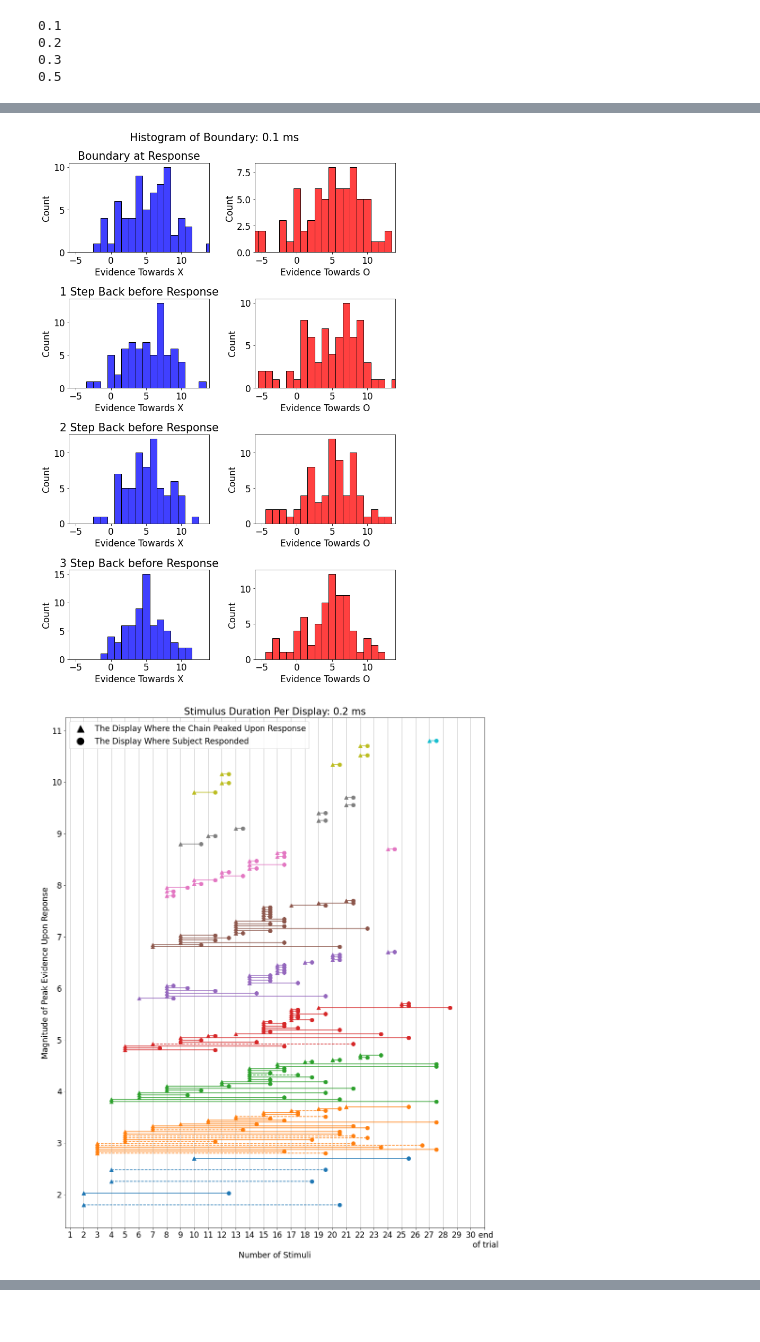
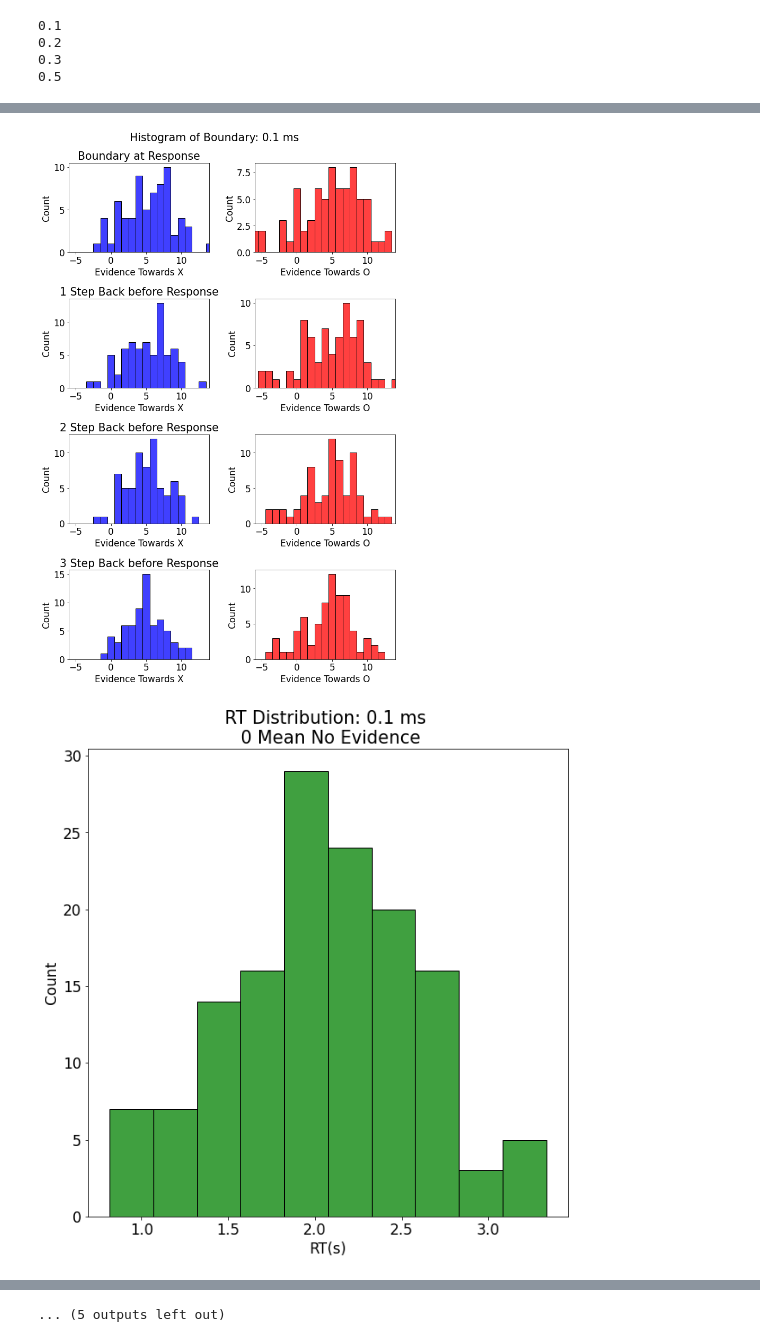
Before and after one commit to jennyqsun/evidence_chain, a Jupyter notebook: pilot_plots.ipynb, the cells around one changed output, grey strips where cells are left out. Cells and saved outputs as stored; diff of their text form; code cells hidden in the pictures.

```diff
--- a/pilot_plots.ipynb
+++ b/pilot_plots.ipynb
@@ -217,6 +217,13 @@ def plot_hist(d,dur,step):
 
     fig.suptitle('Histogram of Boundary: %s ms'%dur)
     fig.tight_layout()
+# %%
+def plot_rt(d,dur):
+    fig,ax = plt.subplots(1, figsize=(10,10))
+    rt = d['rt_']
+    sns.histplot(rt, ax = ax,color = 'green')
+    ax.set_xlabel('RT(s)')
+    plt.title('RT Distribution: %s ms \n 0 Mean No Evidence'%dur )
 # %%
 for stim in stimDur:
     print(stim)
@@ -228,16 +235,17 @@ for stim in stimDur:
 # %%
 for stim in stimDur:
     print(stim)
     d,dur = getDict(allData,dur=stim)
     plot_sorted(d,dur)
     plot_max_boundary(d,dur)
     plot_hist(d,dur,step=4)
+    plot_rt(d,dur)
 # %% [output]
 0.1
 0.2
 0.3
 0.5
 [figure]
 [figure]
 [figure]
-[figure, old version]
+[figure, new version]
@@ -251,0 +259 @@ for stim in stimDur:
+... (5 outputs left out)
```
Also changed, not shown: parts of 1 cell of this notebook, 10 other files.
